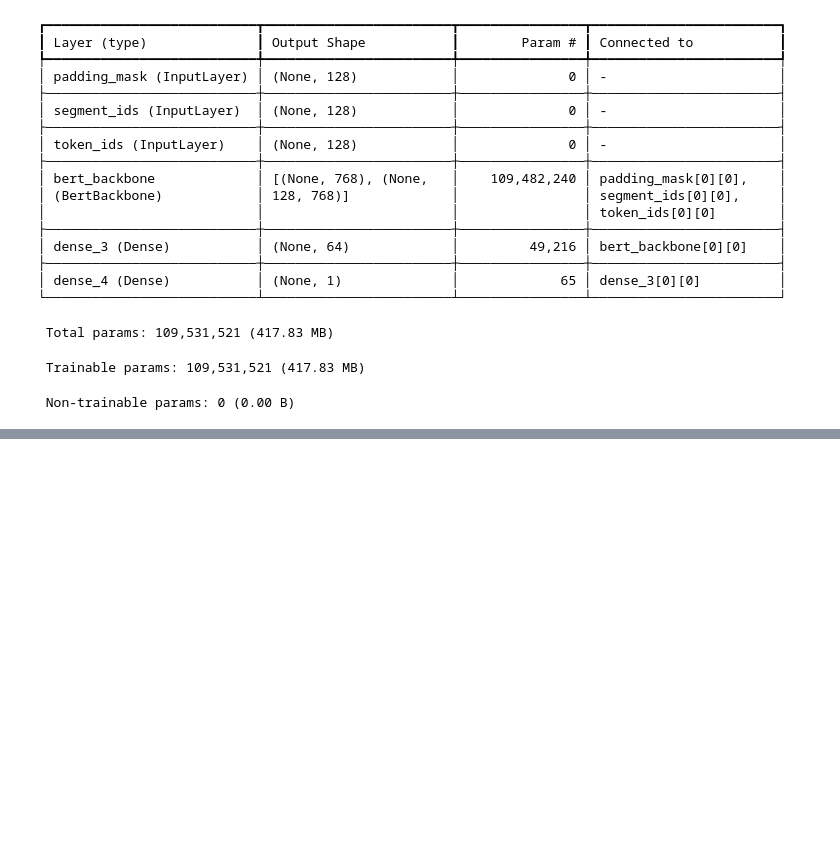
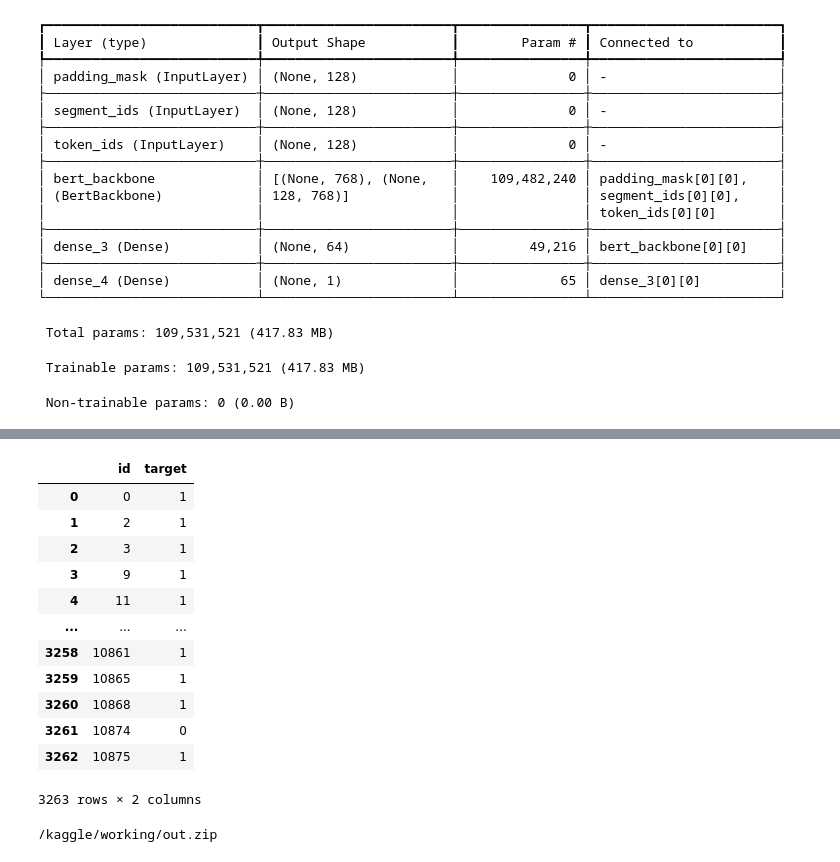
Before and after one commit to omar-hadf/data-battles, a Jupyter notebook: disaster-tweets-start-point.ipynb, the cells around one changed output, grey strips where cells are left out. Drawn from its saved outputs; the diff is of its cells as text; code cells hidden in the pictures; blank space fills up the shorter version.

Commit message:
Kaggle Notebook | Disaster_Tweets_start_Point | Version 2

```diff
--- a/disaster-tweets-start-point.ipynb
+++ b/disaster-tweets-start-point.ipynb
@@ -665,0 +628,4 @@ def create_kaggle_submission(
+# %%
+test = test.drop(['location', 'keyword'], axis=1)
+
+test['clean_text'] = test['text'].apply(text_preprocess)
@@ -665,0 +648,2 @@ def create_kaggle_submission(
+# %%
+sample_submission['target'] = [predict(t) for t in test['clean_text']]
@@ -665,0 +665,18 @@ def create_kaggle_submission(
+# %%
+sample_submission['target'] = (np.array(sample_submission['target'])  > 0.75).astype(int)
+# %%
+sample_submission
+# %% [output]
+|  | id | target |
+| 0 | 0 | 1 |
+| 1 | 2 | 1 |
+| 2 | 3 | 1 |
+| 3 | 9 | 1 |
+| 4 | 11 | 1 |
+| ... | ... | ... |
+| 3258 | 10861 | 1 |
+| 3259 | 10865 | 1 |
+| 3260 | 10868 | 1 |
+| 3261 | 10874 | 0 |
+| 3262 | 10875 | 1 |
+3263 rows × 2 columns
@@ -665,0 +700,4 @@ def create_kaggle_submission(
+# %%
+download_file('/kaggle/working/submission.csv', 'out')
+# %% [output]
+/kaggle/working/out.zip
```
Also changed, not shown: parts of 19 cells of this notebook.
